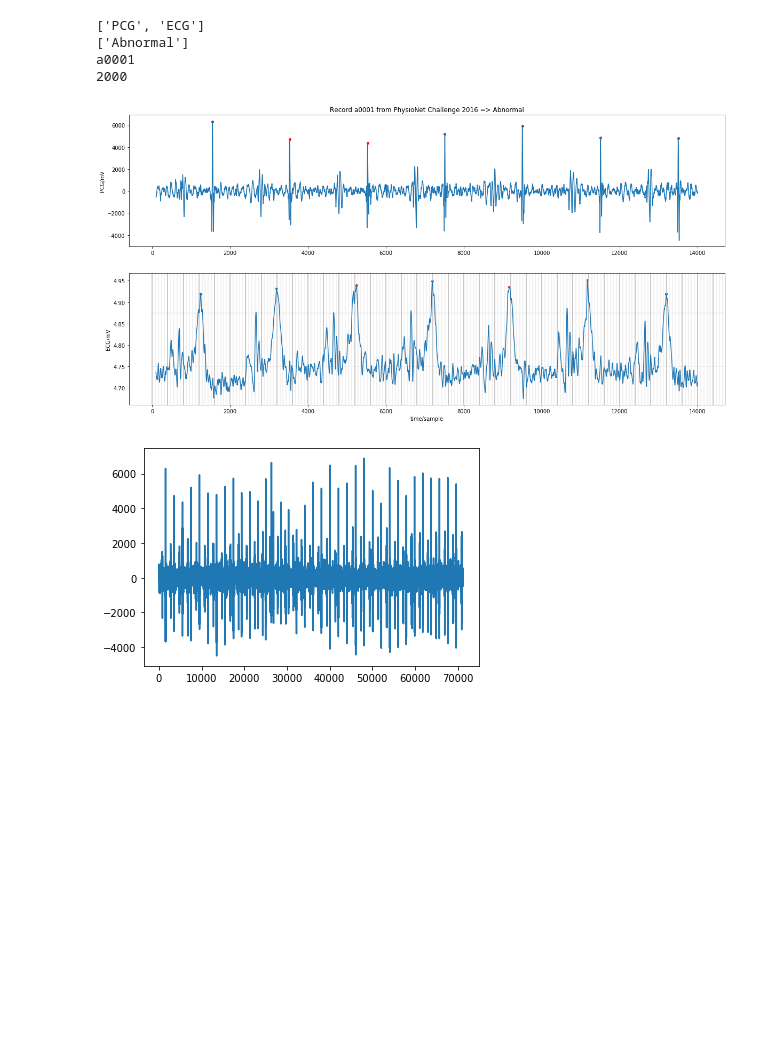
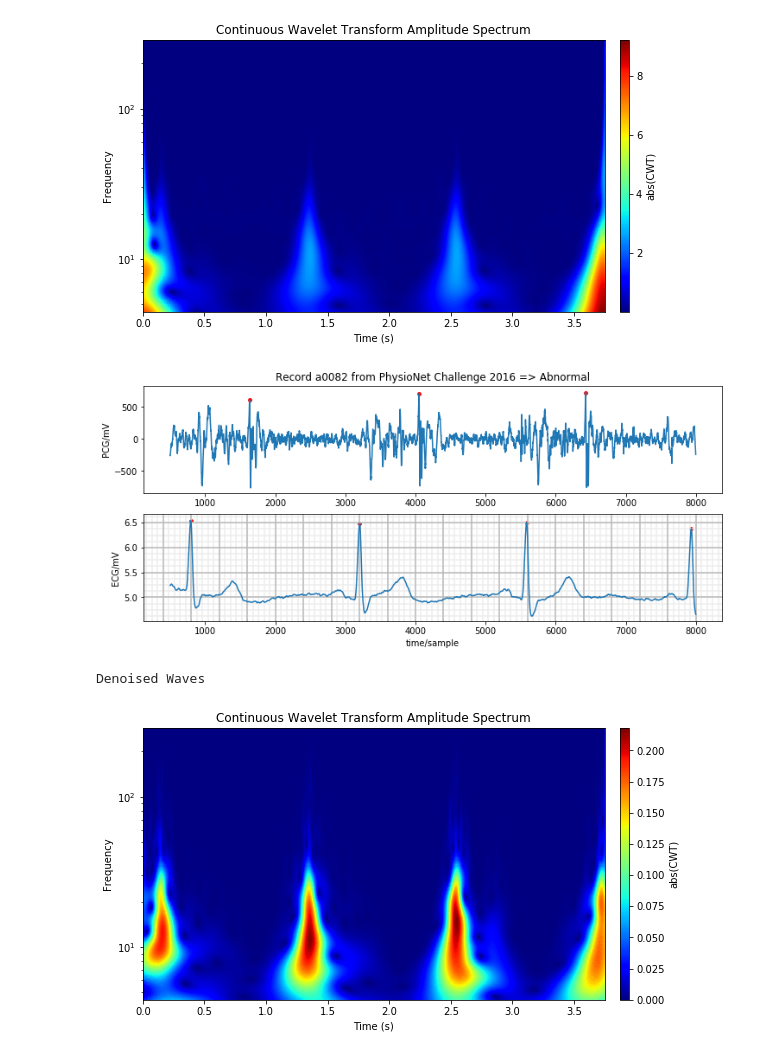
Before and after one commit to intelliscope-life/Preprocessing-v2, a Jupyter notebook: dataViz.ipynb, the cells around one changed output. Saved outputs shown, nothing was run; the diff lists cells and outputs as text; code cells hidden in the pictures; blank space fills up the shorter version.

Commit message:
Updated to support Denoised and Raw both

```diff
--- a/dataViz.ipynb
+++ b/dataViz.ipynb
@@ -17 +28,32 @@ wav_files  = sorted([file for file in files if '.wav' in file])
+# %%
+def pcgmat2np(x):
+    data = scipy.io.loadmat(dataset_paths[1] + pcgmat_files[x])  # eg: 'D_A00001.mat'
+    wave = data['y'] # numpy array
+    wave = wave.reshape(wave.shape[0])
+    return wave
+# %%
+def ecgmat2np(x):
+    data = scipy.io.loadmat(dataset_paths[2] + ecgmat_files[x])  # eg: 'D_A00001.mat'
+    wave = data['y'] # numpy array
+    wave = wave.reshape(wave.shape[0])
+    return wave
+# %%
+def plot_wavelet(a,ecg=False,save_path=None):
+    scg.set_default_wavelet('cmor1.5-1.0')
+    scales = np.arange(7, 450)
+    #scales = np.arange(2, 450)
+
+    fs = 2000
+    xcg = a
+    t = np.array(range(len(xcg)-1))/fs
+    cwt = scg.CWT(t, xcg,scales)
+    fig = scg.cws(cwt, figsize=(9,5),yaxis='frequency',yscale = 'log',cscale='linear',xlabel="Time (s)",coi=False)
+
+    if(save_path!=None):
+        plt.savefig(save_path)
+    #plt.show()
+    #plt.clf()
+# %%
+export_paths = ["/home/ec2-user/SageMaker/datasets/Physionet2016_a/new_split_based_on_denoised/raw/",
+                "/home/ec2-user/SageMaker/datasets/Physionet2016_a/new_split_based_on_denoised/denoised/"]
 # %%
@@ -46,9 +129,7 @@ def metadata(x):
-# %%
-metadata(0)
-# %% [output]
-['PCG', 'ECG']
-['Abnormal']
-a0001
-2000
-[figure, removed]
-[figure, removed]
+# %%
+metadata(80,500,8000)
+# %% [output]
+[figure, added]
+[figure, added]
+Denoised Waves
+[figure, added]
```
Also changed, not shown: parts of 8 cells of this notebook, 3 other files.
